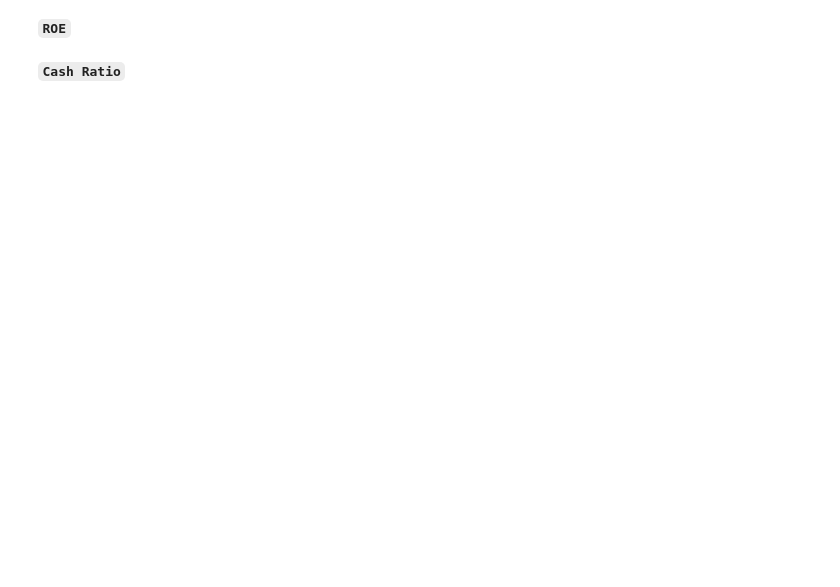
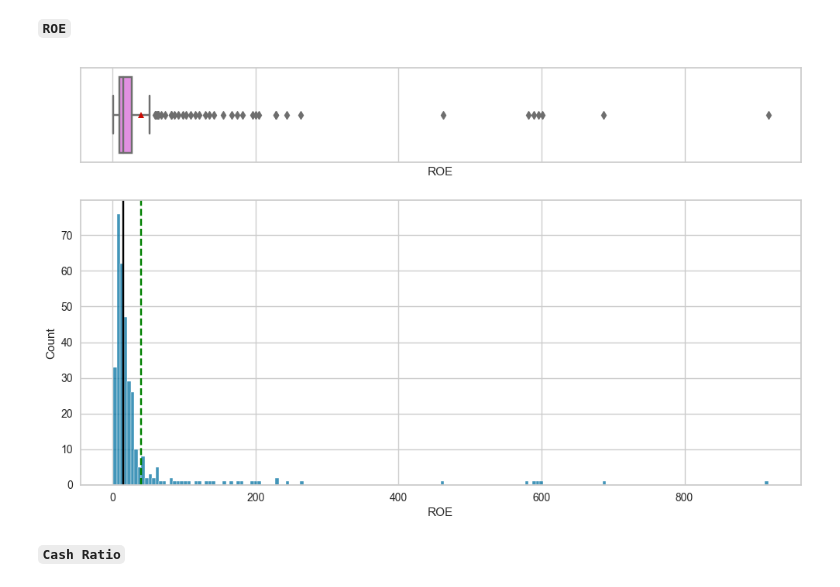
Before and after one commit to CoderSales/unsupervised-learning-clustering, a Jupyter notebook: notebooks/USL_Project_LearnerNotebook_LowCode%28v1.1%29.ipynb, the cells around one changed output. Cells and saved outputs as stored; diff of their text form; code cells hidden in the pictures; blank space fills up the shorter version.

```diff
--- a/notebooks/USL_Project_LearnerNotebook_LowCode%28v1.1%29.ipynb
+++ b/notebooks/USL_Project_LearnerNotebook_LowCode%28v1.1%29.ipynb
@@ -283,7 +388,9 @@ histogram_boxplot('_______')  ## Complete the code to create histogram_boxplot f
 # %% [markdown]
 **`ROE`**
 # %%
-histogram_boxplot('_______')  ## Complete the code to create histogram_boxplot for 'ROE'
+histogram_boxplot(df=df,feature='ROE')  ## Complete the code to create histogram_boxplot for 'ROE'
+# %% [output]
+[figure, added]
 # %% [markdown]
 **`Cash Ratio`**
 # %%
```
Also changed, not shown: parts of 22 cells of this notebook.
